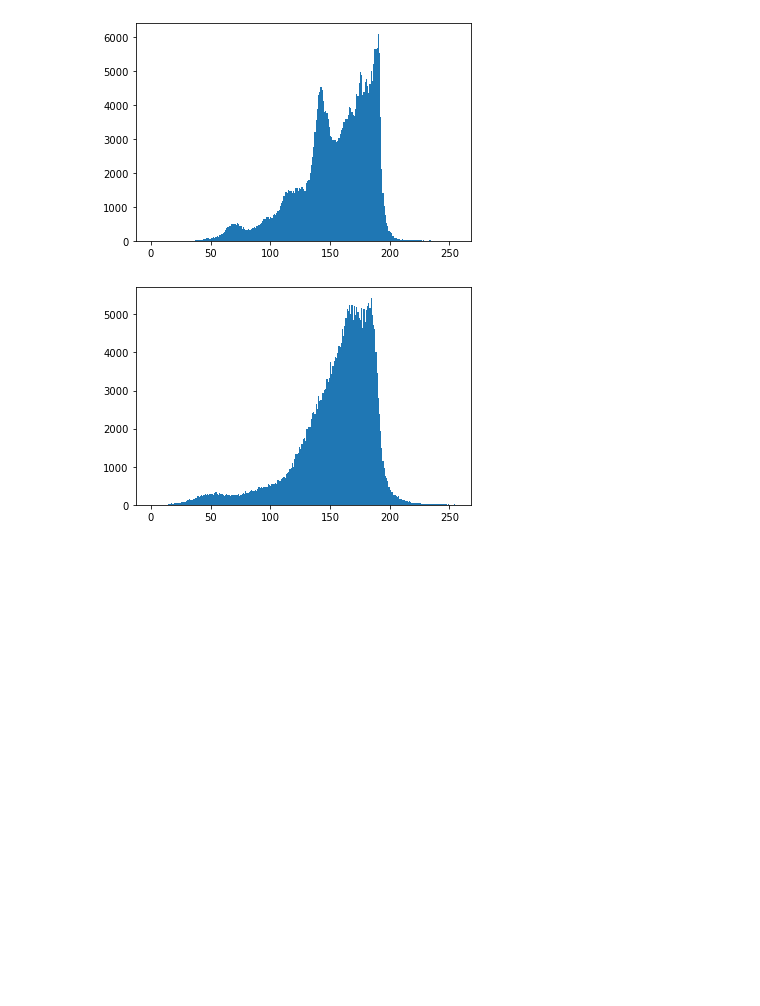
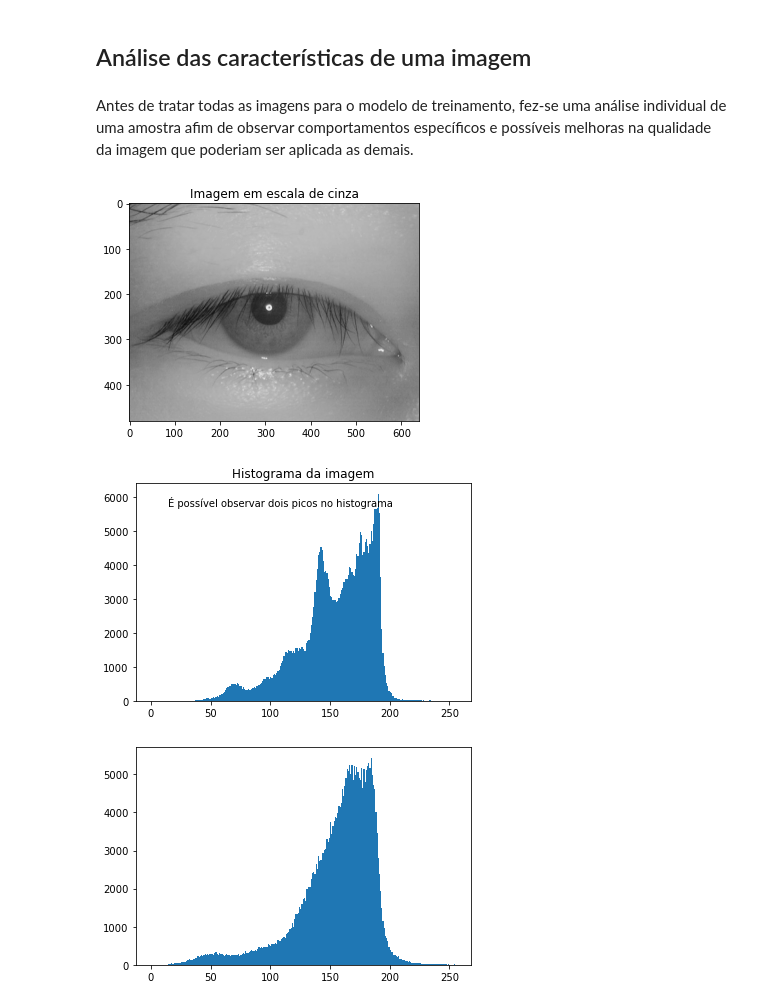
Before and after one commit to thalials/iris-recognition-visao-comp, a Jupyter notebook: proj1_reconhecimento_de_iris.ipynb, the cells around one changed output. Drawn from its saved outputs; the diff is of its cells as text; code cells hidden in the pictures; blank space fills up the shorter version.

```diff
--- a/proj1_reconhecimento_de_iris.ipynb
+++ b/proj1_reconhecimento_de_iris.ipynb
@@ -65,18 +60,27 @@ def apply_brightness_contrast(input_img, brightness = 0, contrast = 0):
         buf = cv2.addWeighted(buf, alpha_c, buf, 0, gamma_c)
 
     return buf
+# %% [markdown]
+## Análise das características de uma imagem
+# %% [markdown]
+Antes de tratar todas as imagens para o modelo de treinamento, fez-se uma análise individual de uma amostra afim de observar comportamentos específicos e possíveis melhoras na qualidade da imagem que poderiam ser aplicada as demais.
 # %%
-# plotar o histograma da imagem
-
-# EXPLICAR SOBRE ESSA IDEIA DO HISTOGRAMA BIMODAL - DOIS PICOS
-
+#Análise do histograma de uma imagem
 image = cv2.imread('images/0000/0000_008.bmp')
 img = cv2.cvtColor(image, cv2.COLOR_BGR2GRAY)
 
-plt.hist(img.ravel(),bins=255,range=[0,255]) # da pra ver melhor os dois picos b-> range=[100,225]
+
+plt.imshow(img, 'gray')
+plt.title('Imagem em escala de cinza')
 plt.show()
+
+plt.hist(img.ravel(),bins=255,range=[0,255]) # da pra ver melhor os dois picos no range=[100,225]
+plt.title('Histograma da imagem')
+plt.figtext(.2, .8, 'É possível observar dois picos no histograma')
+plt.show()
 # %% [output]
-[figure, old version]
+[figure, new version]
+[figure, added]
 # %%
 clahe = cv2.createCLAHE(clipLimit =2.0, tileGridSize=(8,8))
 cl_img = clahe.apply(img)
```
Also changed, not shown: parts of 14 cells of this notebook.
